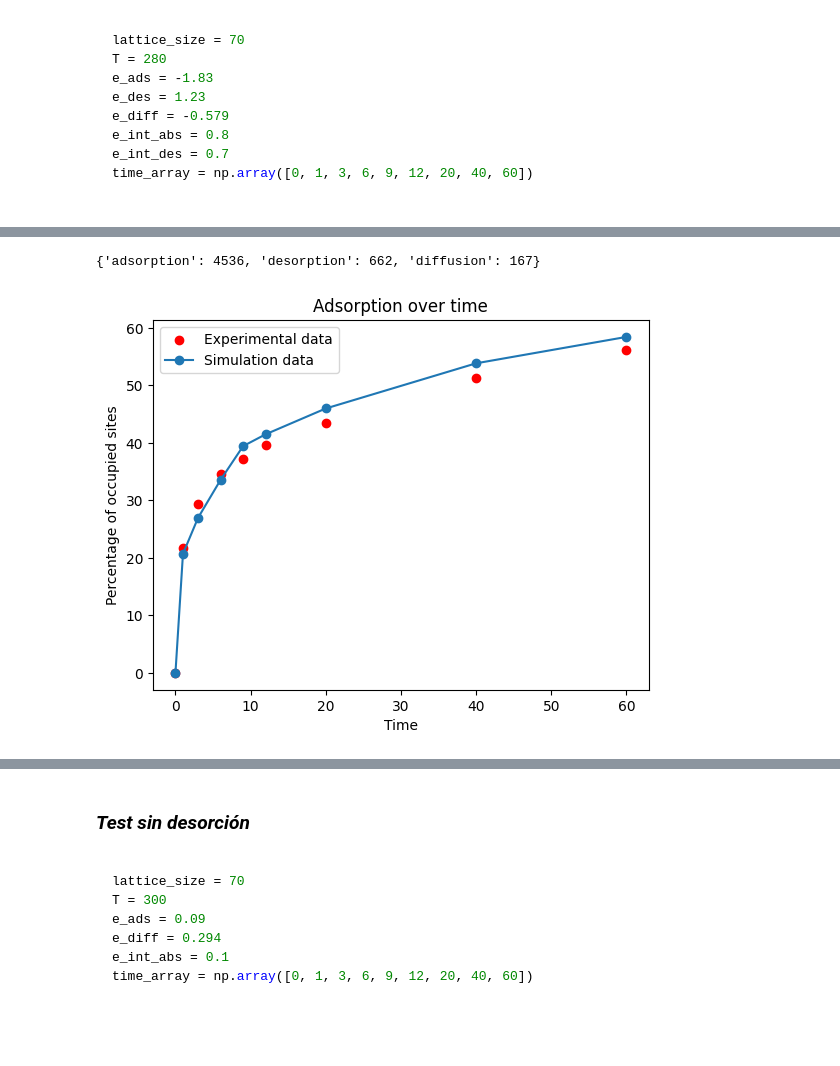
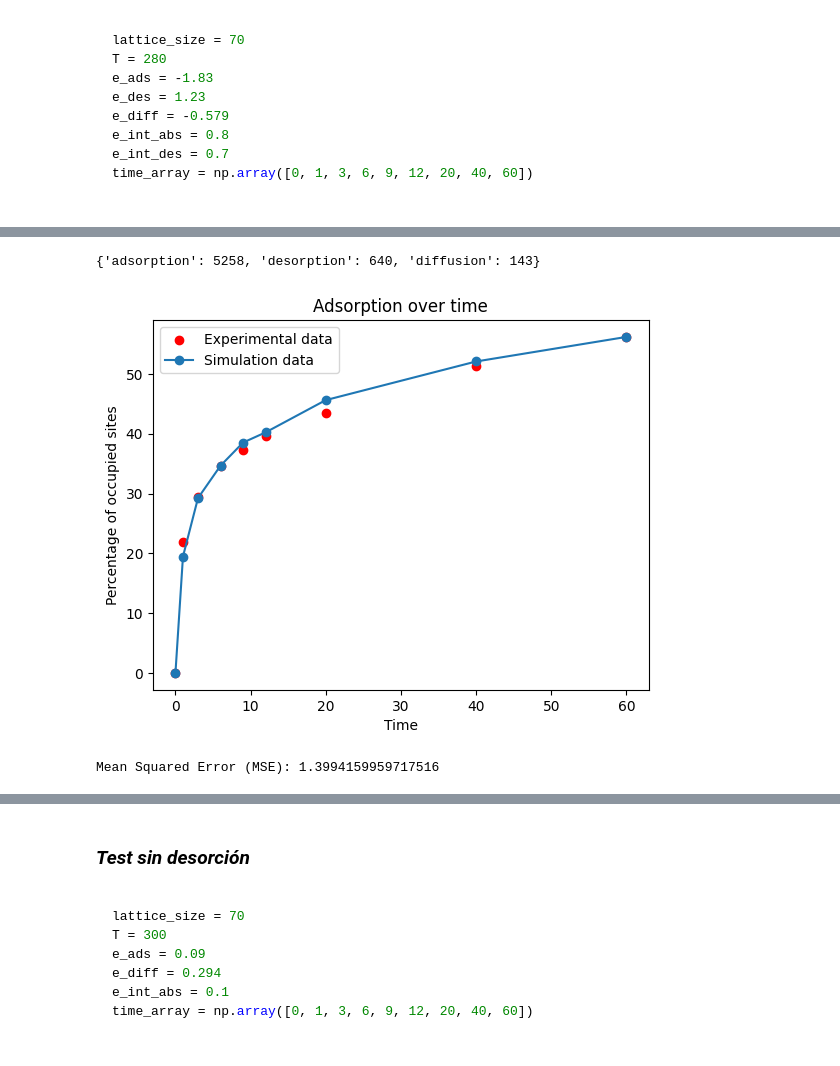
Before and after one commit to hernansalinas/00_TrabajoGradoGerman, a Jupyter notebook: Codes/kMC ordenado/kMC_GeneralAdsorptionModel_v1.ipynb, the cells around one changed output, grey strips where cells are left out. Cells and saved outputs as stored; diff of their text form; code cells hidden in the pictures.

```diff
--- a/Codes/kMC ordenado/kMC_GeneralAdsorptionModel_v1.ipynb
+++ b/Codes/kMC ordenado/kMC_GeneralAdsorptionModel_v1.ipynb
@@ -153,6 +153,10 @@ class KineticMonteCarlo:
                 self.occupancy[t] = np.sum(self.lattice == 1) / (self.lattice_size ** 2) * 100
 
         return self.occupancy
+
+    def reset_lattice(self):
+        self.lattice = np.zeros((self.lattice_size, self.lattice_size))
+        self.occupancy = {t: None for t in self.time_array}
 # %%
 class KMCModelOptimizer:
     def __init__(self, exp_data, param_ranges, n_calls=200):
@@ -240,28 +364,37 @@ time_array = np.array([0, 1, 3, 6, 9, 12, 20, 40, 60])
+# %%
+e_ads = optimizer.best_params['e_ads']
+e_des = optimizer.best_params['e_des']
+e_diff = optimizer.best_params['e_diff']
+e_int_abs = optimizer.best_params['e_int_abs']
+e_int_des = optimizer.best_params['e_int_des']
+lattice_size = optimizer.best_params['lattice_size']
+T = optimizer.best_params['T']
 # %%
-
 processes = {
-    "adsorption": {"e_ads": 0.09, "e_int_abs": 0.07},
-    "desorption": {"e_des": 0.1, "e_int_des": 0.7},
-    "diffusion": {"e_diff": 0.36}
+    "adsorption": {"e_ads": e_ads, "e_int_abs": e_int_abs},
+    "desorption": {"e_des": e_des, "e_int_des": e_int_des},
+    "diffusion": {"e_diff": e_diff}
 }
 time_array = np.array([0, 1, 3, 6, 9, 12, 20, 40, 60])
-T = 300
-lattice_size = 70
 
 sim = KineticMonteCarlo(lattice_size = lattice_size, T=T, processes=processes, time_array=time_array)
 result = sim.run_simulation()
 
 
 print(sim.events_count)
 
 simulated_data = result.values()
-plt.scatter(time_array, data.iloc[8],color = 'red', label='Experimental data')
+plt.scatter(time_array, data.iloc[8, :9].to_numpy(),color = 'red', label='Experimental data')
 plt.plot(time_array,simulated_data, marker='o', label='Simulation data')
 plt.legend()
 plt.xlabel("Time")
 plt.ylabel("Percentage of occupied sites")
 plt.title("Adsorption over time")
 plt.show()
+
+mse = np.mean((data.iloc[8, :9].to_numpy() - np.array(list(simulated_data))) ** 2)
+print(f"Mean Squared Error (MSE): {mse}")
 # %% [output]
-{'adsorption': 4536, 'desorption': 662, 'diffusion': 167}
+{'adsorption': 5258, 'desorption': 640, 'diffusion': 143}
-[figure, old version]
+[figure, new version]
+Mean Squared Error (MSE): 1.3994159959717516
```
Also changed, not shown: parts of 18 cells of this notebook.
